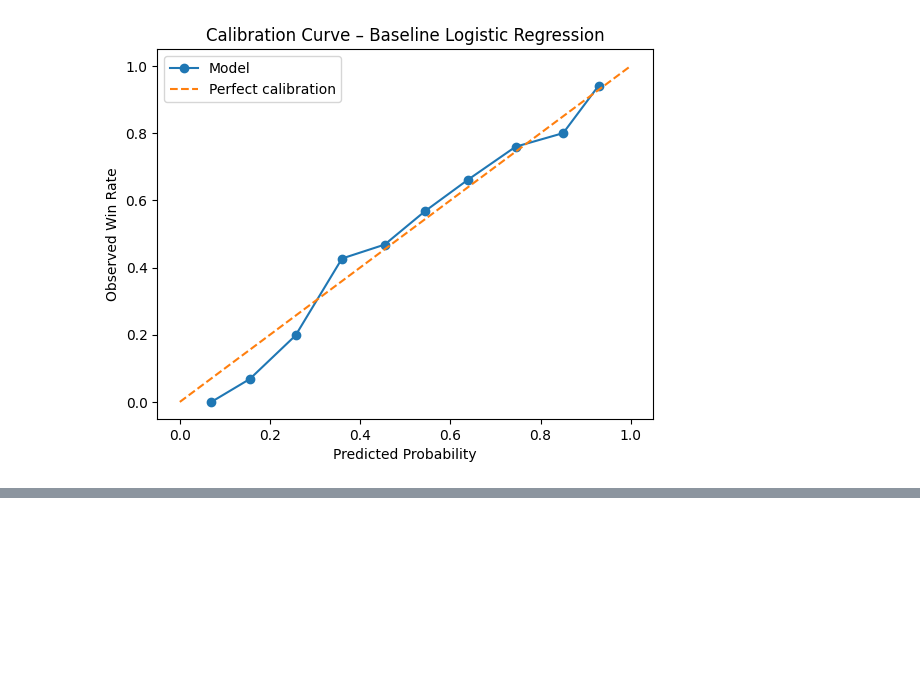
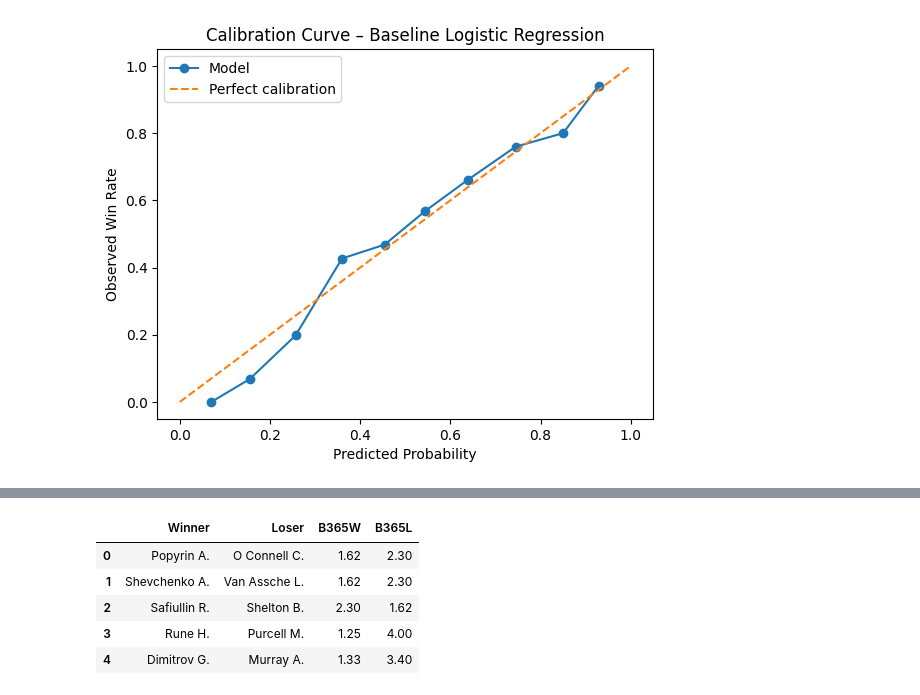
Before and after one commit to alfiemarkj-bot/tennis-pricing-inefficiencies, a Jupyter notebook: notebooks/01_data_loading_and_exploration.ipynb, the cells around one changed output, grey strips where cells are left out. Saved outputs shown, nothing was run; the diff lists cells and outputs as text; code cells hidden in the pictures; blank space fills up the shorter version.

```diff
--- a/notebooks/01_data_loading_and_exploration.ipynb
+++ b/notebooks/01_data_loading_and_exploration.ipynb
@@ -305,0 +333,9 @@ A logistic regression model was trained to estimate match win probabilities usin
+# %%
+odds_df[["Winner","Loser","B365W","B365L"]].head()
+# %% [output]
+|  | Winner | Loser | B365W | B365L |
+| 0 | Popyrin A. | O Connell C. | 1.62 | 2.30 |
+| 1 | Shevchenko A. | Van Assche L. | 1.62 | 2.30 |
+| 2 | Safiullin R. | Shelton B. | 2.30 | 1.62 |
+| 3 | Rune H. | Purcell M. | 1.25 | 4.00 |
+| 4 | Dimitrov G. | Murray A. | 1.33 | 3.40 |
```
Also changed, not shown: parts of 49 cells of this notebook.
